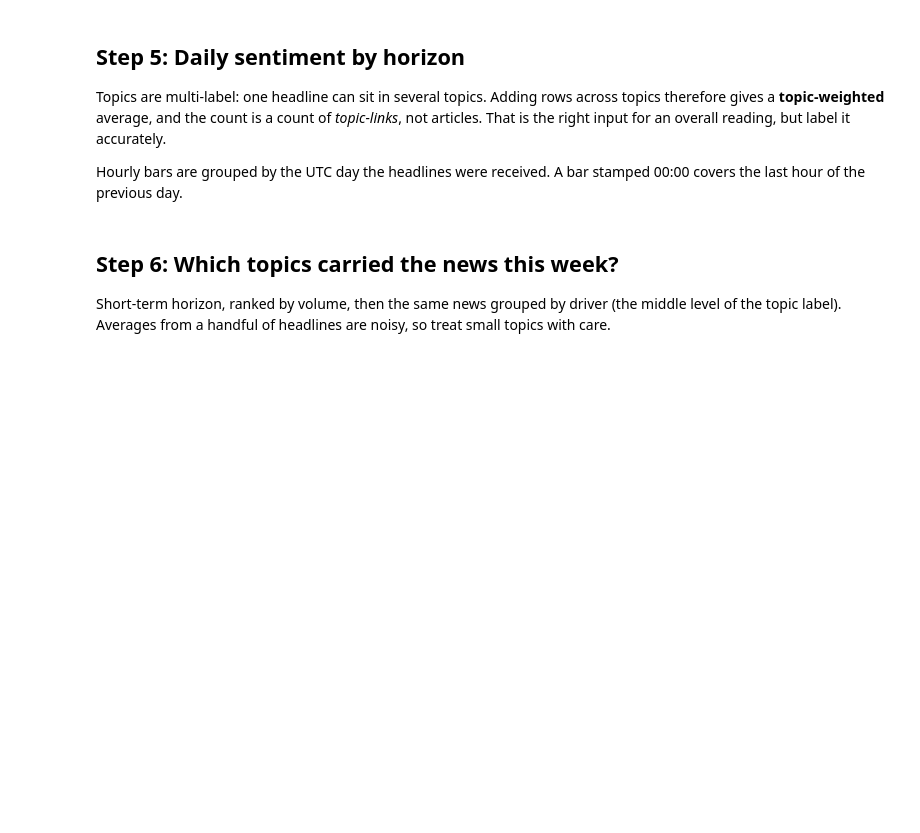
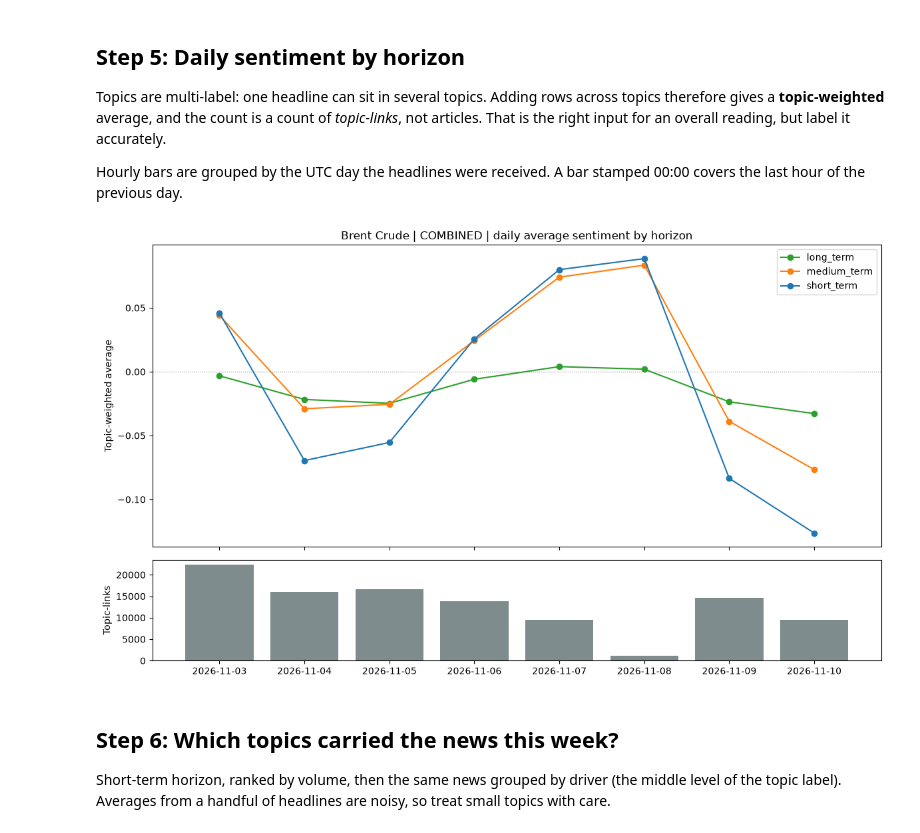
Before and after one commit to saffronblueai/permutable-examples, a Jupyter notebook: systematic/global_commodity_sentiment/notebooks/getting_started/gcsi_quickstart.ipynb, the cells around one changed output. Drawn from its saved outputs; the diff is of its cells as text; code cells hidden in the pictures; blank space fills up the shorter version.

```diff
--- a/systematic/global_commodity_sentiment/notebooks/getting_started/gcsi_quickstart.ipynb
+++ b/systematic/global_commodity_sentiment/notebooks/getting_started/gcsi_quickstart.ipynb
@@ -151,12 +153,12 @@ def fetch_historical_index(
 
 
 def to_index_frame(records: list[dict]) -> pd.DataFrame:
-    """Records → DataFrame with a UTC extraction_time and every value column present."""
+    """Records → DataFrame with a UTC processed_at and every value column present."""
     frame = pd.DataFrame(records)
-    for column in ['ticker', 'topic_name', 'index_type', 'sentiment_type', 'extraction_time', *INDEX_VALUES]:
+    for column in ['ticker', 'topic_name', 'index_type', 'sentiment_type', 'processed_at', *INDEX_VALUES]:
         if column not in frame:
             frame[column] = np.nan
-    frame['extraction_time'] = pd.to_datetime(frame['extraction_time'], utc=True)
+    frame['processed_at'] = pd.to_datetime(frame['processed_at'], utc=True)
     frame['topic_name'] = normalise_topic(frame['topic_name'])
     return frame
 
@@ -183,9 +185,9 @@ def pool(frame: pd.DataFrame, keys: list[str]) -> pd.DataFrame:
     return out.drop(columns='_sumsq')
 
 
-def receipt_date(extraction_time: pd.Series) -> pd.Series:
+def receipt_date(processed_at: pd.Series) -> pd.Series:
     """UTC date the headlines were received. A bar stamped 00:00 covers 23:00–24:00 of the previous day."""
-    return (extraction_time - pd.Timedelta(hours=1)).dt.floor('D').dt.tz_localize(None)
+    return (processed_at - pd.Timedelta(hours=1)).dt.floor('D').dt.tz_localize(None)
 # %% [markdown]
 ## Step 3: Load a week of data
 
@@ -229,24 +246,26 @@ for an overall reading, but label it accurately.
 Hourly bars are grouped by the UTC day the headlines were received. A bar stamped 00:00 covers the last hour
 of the previous day.
 # %%
-hourly['date'] = receipt_date(hourly['extraction_time'])
+hourly['date'] = receipt_date(hourly['processed_at'])
 daily = pool(hourly, ['date', 'sentiment_type'])
 daily = daily[daily['date'] >= pd.Timestamp(start)]  # the first bar covers the last hour of the day before
 
 fig, (ax_sent, ax_vol) = plt.subplots(2, 1, figsize=(12, 7), sharex=True, gridspec_kw={'height_ratios': [3, 1]})
 colours = {'short_term': '#1f77b4', 'medium_term': '#ff7f0e', 'long_term': '#2ca02c'}
 for sentiment_type, group in daily.groupby('sentiment_type'):
     ax_sent.plot(group['date'], group['sentiment_avg'], marker='o', label=sentiment_type, color=colours.get(sentiment_type))
 ax_sent.axhline(0, color='grey', lw=0.8, ls=':')
 ax_sent.set_ylabel('Topic-weighted average')
 ax_sent.set_title(f'{TICKER_NAME} | {INDEX_TYPE} | daily average sentiment by horizon')
 ax_sent.legend()
 
 volume = daily[daily['sentiment_type'] == SENTIMENT_TYPES[0]]
 ax_vol.bar(volume['date'], volume['headline_count'], color='#7f8c8d')
 ax_vol.set_ylabel('Topic-links')
 plt.tight_layout()
 plt.show()
+# %% [output]
+[figure, added]
 # %% [markdown]
 ## Step 6: Which topics carried the news this week?
 
```
Also changed, not shown: parts of 5 cells of this notebook, 22 other files.
